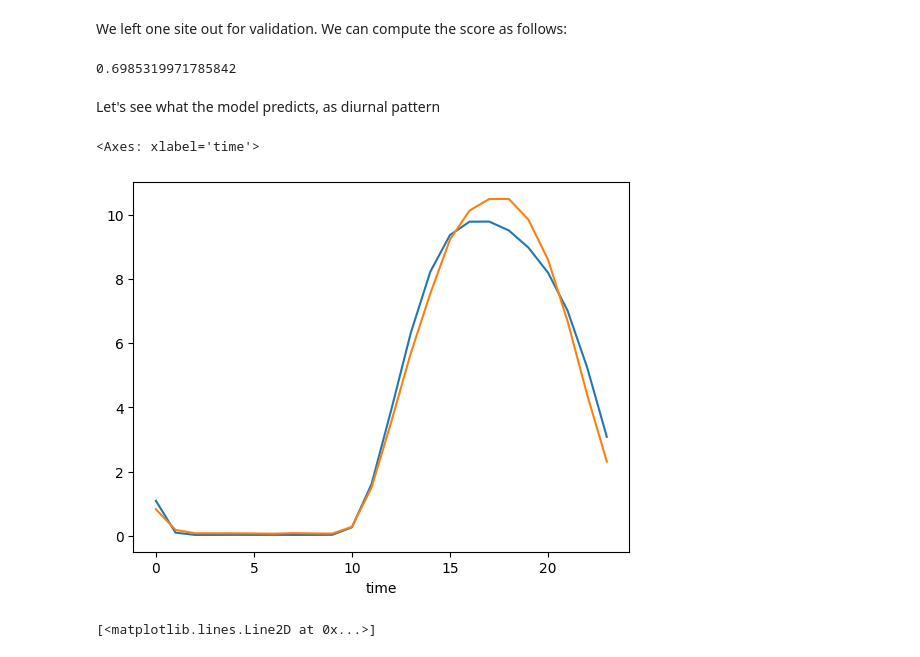
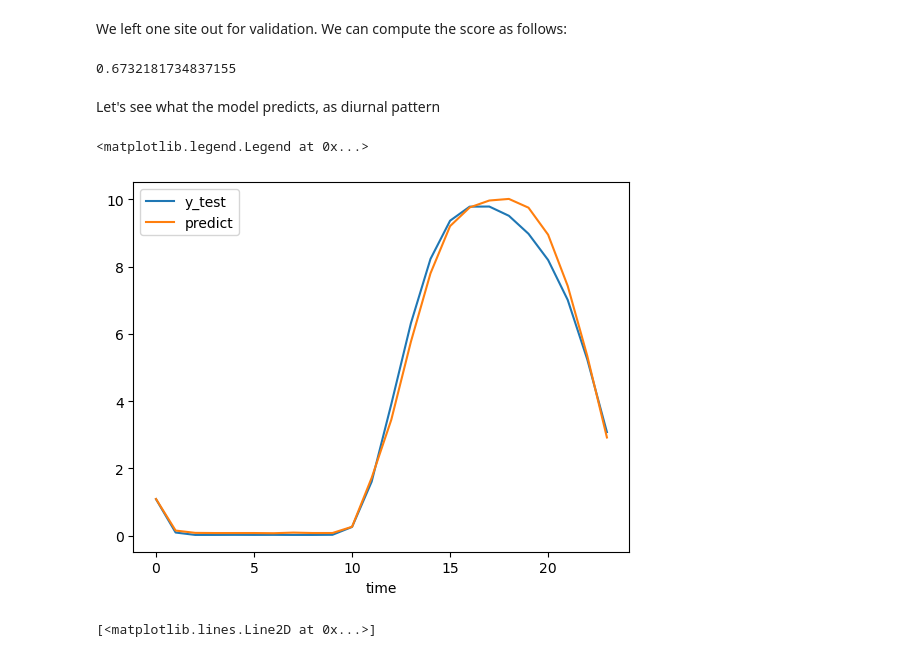
Before and after one commit to EXCITED-CO2/excited-workflow, a Jupyter notebook: workflow_fluxnet.ipynb, the cells around one changed output. Drawn from its saved outputs; the diff is of its cells as text; code cells hidden in the pictures.

Commit message:
Update notebooks to use new data loading

```diff
--- a/training_a_model.ipynb
+++ b/workflow_fluxnet.ipynb
@@ -11,9 +11,9 @@ from dask.distributed import Client
 
 client = Client(n_workers=4, threads_per_worker=2)
 # %%
-ds = generate_training_data.combine_era5_fluxnet(
-    preprocessed_ameriflux_data=Path("/home/yangliu/Excited/EXCITED_prepped_data/NEE_ameriflux_transcom2.nc"),
-    preprocessed_era5_folder=Path("/home/yangliu/Excited/EXCITED_prepped_data/prep_era5"),
+ds = extract_era5_site_data.combine_era5_fluxnet(
+    preprocessed_ameriflux_data=Path("/data/volume_2/NEE_ameriflux_transcom2.nc"),
+    preprocessed_era5_folder=Path("/data/volume_2/prep_era5"),
 )
 # %% [markdown]
 The resulting xarray dataset contains all the variables from the preprocessed ameriflux data, as well as the preprocessed ERA5 variables, sorted per site.
@@ -43,0 +22,4 @@ Data variables: (12/13)
+# %%
+# Add 6 hour rolling mean of t2m:
+ds["t2m_6hr"] = ds["t2m"].isel(site=0).rolling(time=6).mean()
+ds
@@ -44,4 +46,4 @@ Data variables: (12/13)
 # %% [markdown]
 However, for input into `sklearn`, having the data in a pandas dataframe is more practical:
 # %%
-df_train = generate_training_data.generate_training_df(ds)
+df_train = extract_era5_site_data.generate_training_df(ds)
@@ -71,7 +62,7 @@ This data is now ready to train a machine learning model.
 from sklearn.ensemble import RandomForestRegressor
 
 y_key = "GPP_DT_VUT_REF"
-X_keys = ["d2m", "mslhf", "msshf", "ssr", "str", "t2m"]
+X_keys = ["d2m", "mslhf", "msshf", "ssr", "str", "t2m", "t2m_6hr"]
 
 site_mask = df_train["site"] != "US-Ha1"
 
@@ -93,19 +84,20 @@ We left one site out for validation. We can compute the score as follows:
 # %%
 rfr.score(X_test, y_test)
 # %% [output]
-0.6985319971785842
+0.6732181734837155
 # %% [markdown]
 Let's see what the model predicts, as diurnal pattern
 # %%
 import matplotlib.pyplot as plt
 import pandas as pd
 df_results = pd.DataFrame(y_test.rename("y_test"))
 df_results["predict"] = rfr.predict(X_test)
 df_results["y_test"].groupby(df_results.index.hour).mean().plot()
 df_results["predict"].groupby(df_results.index.hour).mean().plot()
+plt.legend()
 # %% [output]
-<Axes: xlabel='time'>
+<matplotlib.legend.Legend at 0x...>
-[figure, old version]
+[figure, new version]
 # %%
 fig, (ax1, ax2) = plt.subplots(ncols=2, figsize=(12,5))
 ax1.plot(y_test.index, y_test.values)
```
Also changed, not shown: parts of 6 cells of this notebook, 2 other files.
